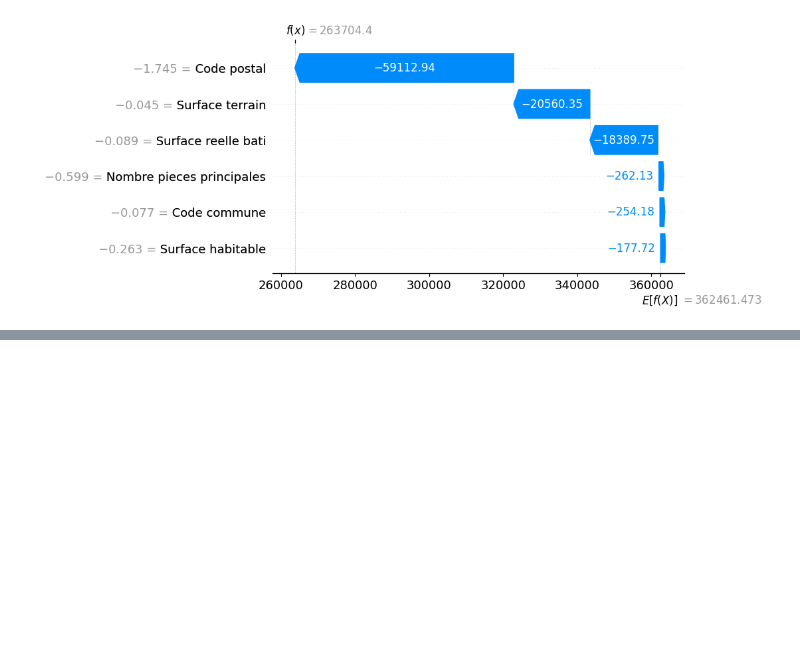
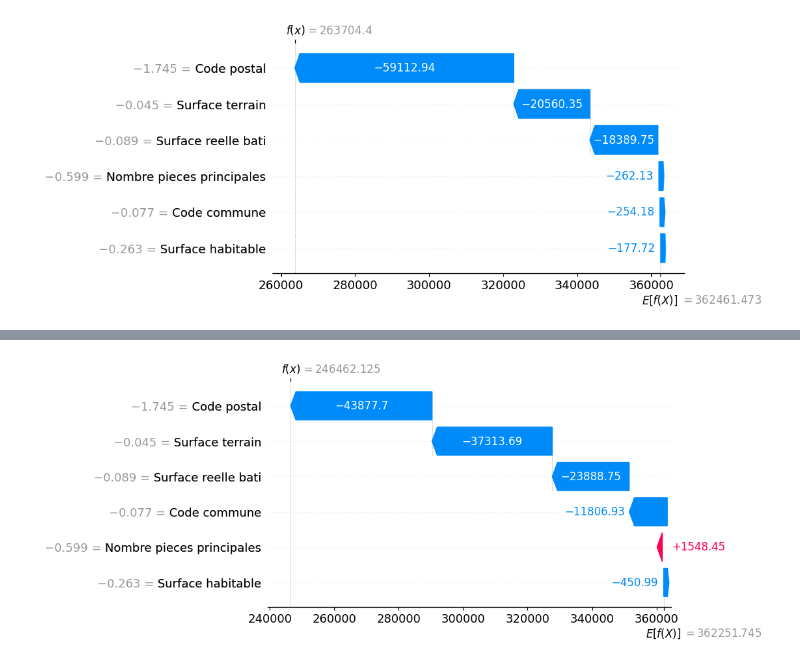
Before and after one commit to VestiC1/Projet-immo, a Jupyter notebook: notebooks/model-shap.ipynb, the cells around one changed output, grey strips where cells are left out. Saved outputs shown, nothing was run; the diff lists cells and outputs as text; code cells hidden in the pictures; blank space fills up the shorter version.

```diff
--- a/notebooks/model-shap.ipynb
+++ b/notebooks/model-shap.ipynb
@@ -76,0 +126,8 @@ corr.style.background_gradient(cmap='coolwarm')
+# %%
+# Waterfall plot for single prediction
+shap.plots.waterfall(shap.Explanation(values=shap_values[0],
+                                       base_values=explainer.expected_value,
+                                       data=X_test_scaled_rf[0],
+                                       feature_names=X.columns))
+# %% [output]
+[figure, added]
```
Also changed, not shown: parts of 31 cells of this notebook.
